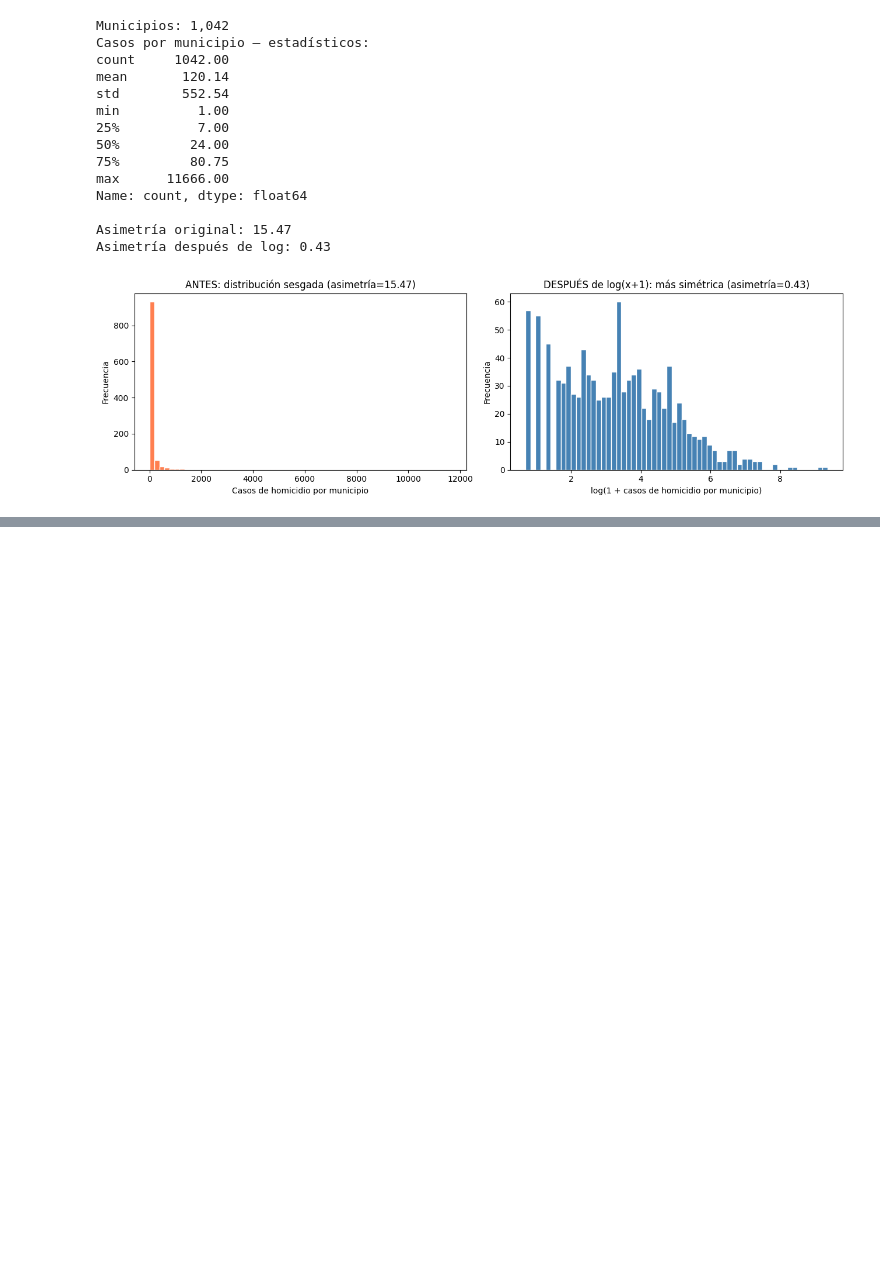
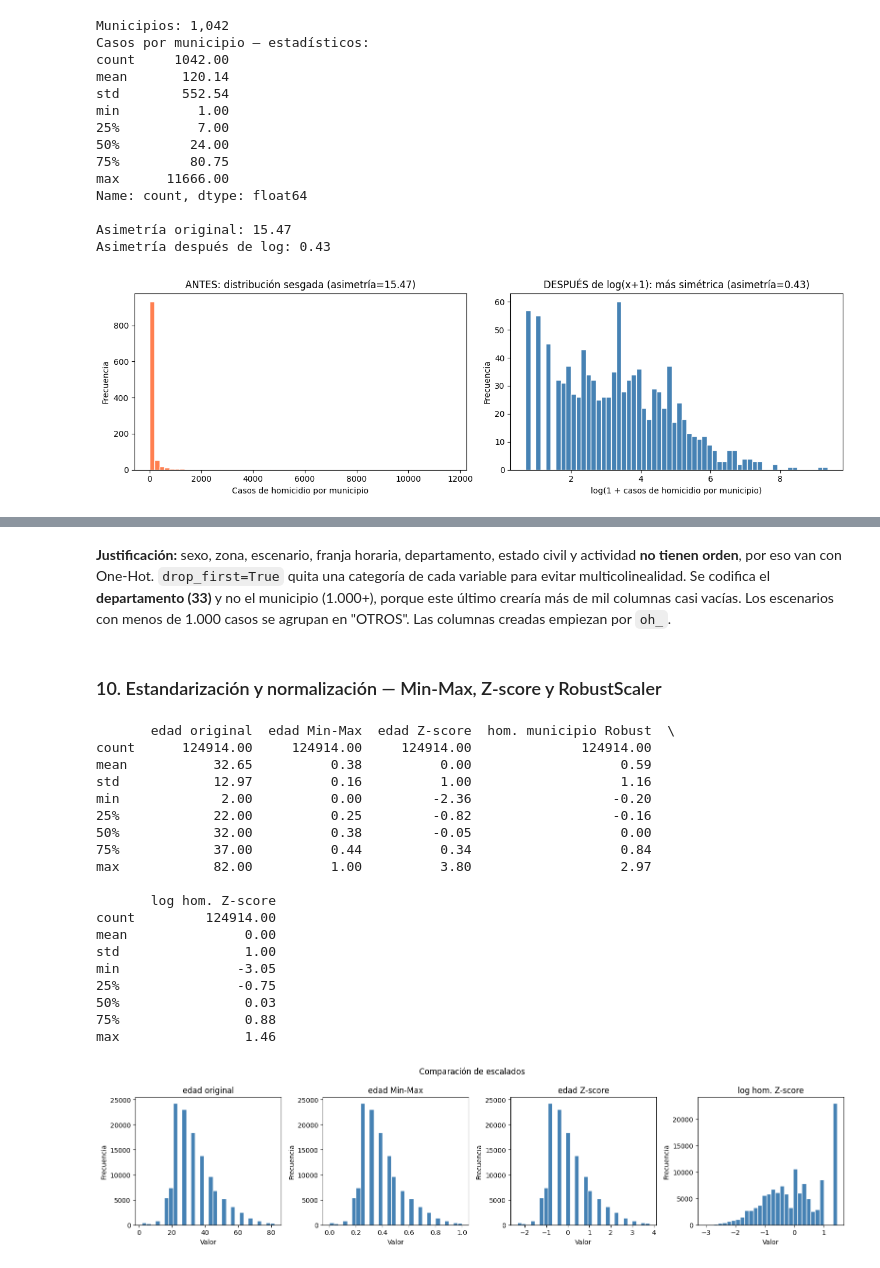
Before and after one commit to XEBAX10/PROYEC-1-CIencia_Datos, a Jupyter notebook: entrega/fase_b_limpieza.ipynb, the cells around one changed output, grey strips where cells are left out. Saved outputs shown, nothing was run; the diff lists cells and outputs as text; code cells hidden in the pictures; blank space fills up the shorter version.

Commit message:
Fase B: pipeline final de limpieza (normalizacion, 3 estrategias de imputacion, outliers, ordinal/one-hot, log, escalado) + parquet limpio + documento de justificacion

```diff
--- a/entrega/fase_b_limpieza.ipynb
+++ b/entrega/fase_b_limpieza.ipynb
@@ -752,0 +1078,19 @@ plt.show()
+# %%
+# ZANAHORIA_2026: One-Hot Encoding (get_dummies con drop_first=True) para las nominales
+# Se usa Departamento (33 valores) y no Municipio (1.000+), para no crear 1.000 columnas
+# Escenario tiene 40 categorías: las que tienen menos de 1.000 casos se agrupan en "OTROS"
+conteo_escenario = zanahoria_2026_df_limpio["Escenario del Hecho"].value_counts()
+escenarios_raros = conteo_escenario[conteo_escenario < 1000].index
+zanahoria_2026_df_limpio.loc[zanahoria_2026_df_limpio["Escenario del Hecho"].isin(escenarios_raros), "Escenario del Hecho"] = "OTROS"
+
+columnas_onehot = ["Sexo de la victima", "Zona del Hecho", "Escenario del Hecho", "Rango de Hora del Hecho X 3 Horas",
+                   "Departamento del hecho DANE", "Estado Civil", "Actividad Durante el Hecho"]
+print("Categorías por columna:")
+for columna in columnas_onehot:
+    print(f"  {columna}: {zanahoria_2026_df_limpio[columna].nunique()}")
+
+zanahoria_2026_df_dummies = pd.get_dummies(zanahoria_2026_df_limpio[columnas_onehot], drop_first=True, dtype=int)
+zanahoria_2026_df_dummies.columns = ["oh_" + c for c in zanahoria_2026_df_dummies.columns]
+zanahoria_2026_df_limpio = pd.concat([zanahoria_2026_df_limpio, zanahoria_2026_df_dummies], axis=1)
+print(f"\nColumnas One-Hot creadas: {zanahoria_2026_df_dummies.shape[1]}")
+print("Dimensiones finales:", zanahoria_2026_df_limpio.shape)
@@ -752,0 +1109,49 @@ plt.show()
+# %% [markdown]
+**Justificación:** sexo, zona, escenario, franja horaria, departamento, estado civil y actividad **no tienen orden**, por eso van con One-Hot. `drop_first=True` quita una categoría de cada variable para evitar multicolinealidad. Se codifica el **departamento (33)** y no el municipio (1.000+), porque este último crearía más de mil columnas casi vacías. Los escenarios con menos de 1.000 casos se agrupan en "OTROS". Las columnas creadas empiezan por `oh_`.
+# %% [markdown]
+### 10. Estandarización y normalización — Min-Max, Z-score y RobustScaler
+# %%
+# ZANAHORIA_2026: comparar Min-Max, Z-score y RobustScaler
+from sklearn.preprocessing import MinMaxScaler, StandardScaler, RobustScaler
+
+zanahoria_2026_df_escalas = pd.DataFrame({
+    "edad original": zanahoria_2026_df_limpio["edad_aprox"],
+    "edad Min-Max": MinMaxScaler().fit_transform(zanahoria_2026_df_limpio[["edad_aprox"]])[:, 0],
+    "edad Z-score": StandardScaler().fit_transform(zanahoria_2026_df_limpio[["edad_aprox"]])[:, 0],
+    "hom. municipio Robust": RobustScaler().fit_transform(zanahoria_2026_df_limpio[["homicidios_municipio"]])[:, 0],
+    "log hom. Z-score": StandardScaler().fit_transform(zanahoria_2026_df_limpio[["homicidios_municipio_log"]])[:, 0],
+})
+print(zanahoria_2026_df_escalas.describe().round(2))
+
+# Gráfico: la forma no cambia, cambia la escala
+fig, axes = plt.subplots(1, 4, figsize=(16, 4))
+for i, columna in enumerate(["edad original", "edad Min-Max", "edad Z-score", "log hom. Z-score"]):
+    axes[i].hist(zanahoria_2026_df_escalas[columna], bins=30, color="steelblue", edgecolor="white")
+    axes[i].set_title(columna)
+    axes[i].set_xlabel("Valor")
+    axes[i].set_ylabel("Frecuencia")
+plt.suptitle("Comparación de escalados")
+plt.tight_layout()
+plt.savefig("figuras/zanahoria_2026_escalados.png", dpi=150)
+plt.show()
+# %% [output]
+       edad original  edad Min-Max  edad Z-score  hom. municipio Robust  \
+count      124914.00     124914.00     124914.00              124914.00
+mean           32.65          0.38          0.00                   0.59
+std            12.97          0.16          1.00                   1.16
+min             2.00          0.00         -2.36                  -0.20
+25%            22.00          0.25         -0.82                  -0.16
+50%            32.00          0.38         -0.05                   0.00
+75%            37.00          0.44          0.34                   0.84
+max            82.00          1.00          3.80                   2.97
+
+       log hom. Z-score
+count         124914.00
+mean               0.00
+std                1.00
+min               -3.05
+25%               -0.75
+50%                0.03
+75%                0.88
+max                1.46
+[figure, added]
```
Also changed, not shown: parts of 33 cells of this notebook, 3 other files.
